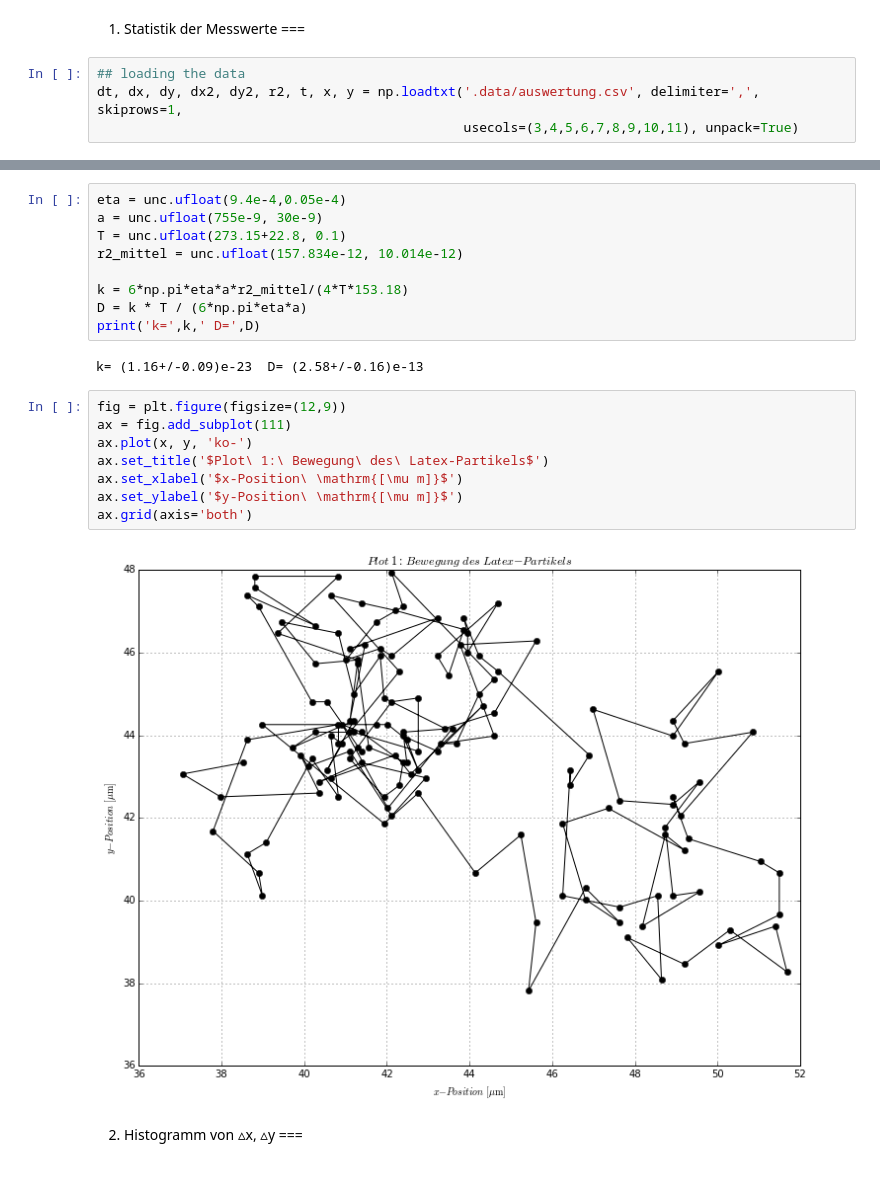
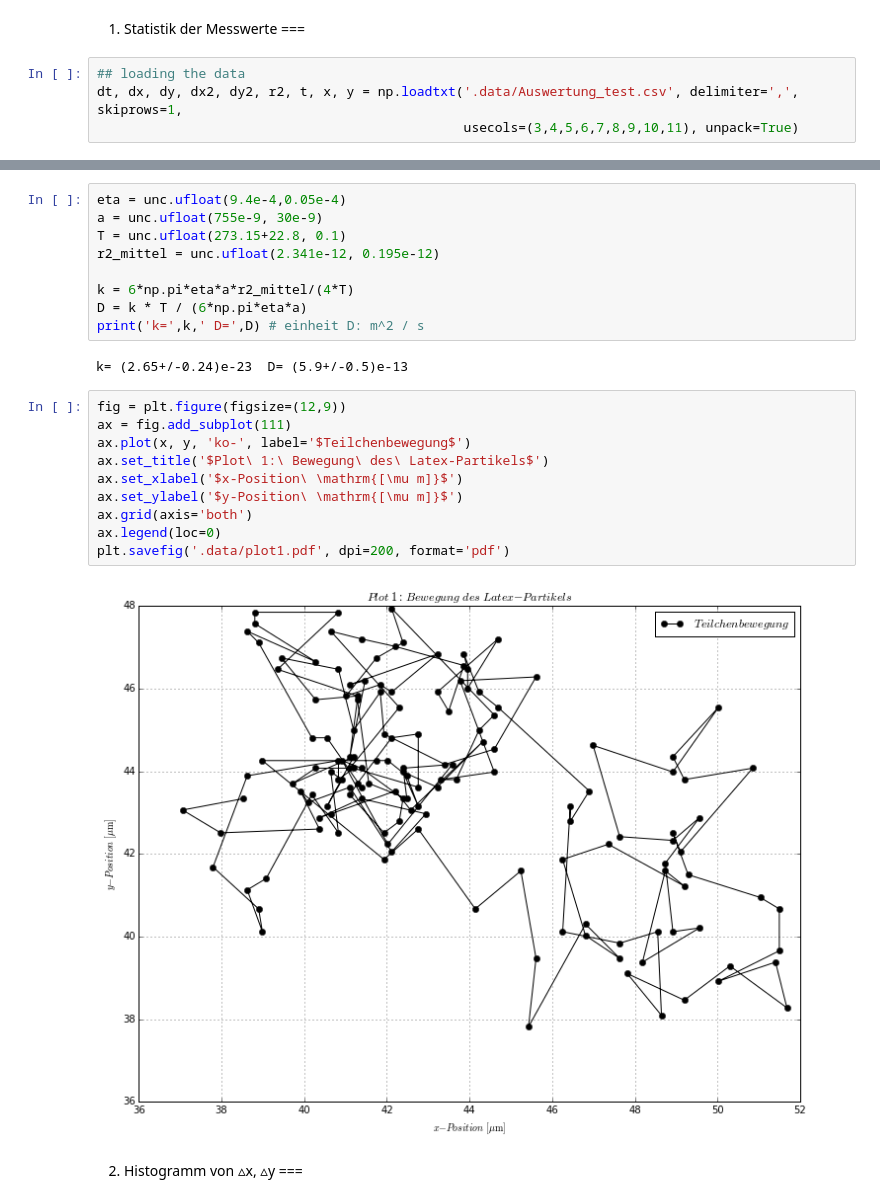
Before and after one commit to krauthex/AP2.1, a Jupyter notebook: v223/v223.ipynb, the cells around one changed output, grey strips where cells are left out. Cells and saved outputs as stored; diff of their text form.

```diff
--- a/v223/v223.ipynb
+++ b/v223/v223.ipynb
@@ -24,7 +23,7 @@ from scipy.stats import chi2
 ===
 # %%
 ## loading the data
-dt, dx, dy, dx2, dy2, r2, t, x, y = np.loadtxt('.data/auswertung.csv', delimiter=',', skiprows=1,
+dt, dx, dy, dx2, dy2, r2, t, x, y = np.loadtxt('.data/Auswertung_test.csv', delimiter=',', skiprows=1,
                                                usecols=(3,4,5,6,7,8,9,10,11), unpack=True)
 # %%
 print('vals', 'mittelwert', 'std', '\tstd/sqrt(N)', '\tMIN', 'MAX', sep='\t')
@@ -46,23 +45,25 @@ r2:     157.833566667   122.643156027   10.013771757            -173.4847
 eta = unc.ufloat(9.4e-4,0.05e-4)
 a = unc.ufloat(755e-9, 30e-9)
 T = unc.ufloat(273.15+22.8, 0.1)
-r2_mittel = unc.ufloat(157.834e-12, 10.014e-12)
+r2_mittel = unc.ufloat(2.341e-12, 0.195e-12)
 
-k = 6*np.pi*eta*a*r2_mittel/(4*T*153.18)
+k = 6*np.pi*eta*a*r2_mittel/(4*T)
 D = k * T / (6*np.pi*eta*a)
-print('k=',k,' D=',D)
+print('k=',k,' D=',D) # einheit D: m^2 / s
 # %% [output]
-k= (1.16+/-0.09)e-23  D= (2.58+/-0.16)e-13
+k= (2.65+/-0.24)e-23  D= (5.9+/-0.5)e-13
 # %%
 fig = plt.figure(figsize=(12,9))
 ax = fig.add_subplot(111)
-ax.plot(x, y, 'ko-')
+ax.plot(x, y, 'ko-', label='$Teilchenbewegung$')
 ax.set_title('$Plot\ 1:\ Bewegung\ des\ Latex-Partikels$')
 ax.set_xlabel('$x-Position\ \mathrm{[\mu m]}$')
 ax.set_ylabel('$y-Position\ \mathrm{[\mu m]}$')
 ax.grid(axis='both')
+ax.legend(loc=0)
+plt.savefig('.data/plot1.pdf', dpi=200, format='pdf')
 # %% [output]
-[figure, old version]
+[figure, new version]
 # %% [markdown]
 2) Histogramm von $\vartriangle$x, $\vartriangle$y
 ===
```
Also changed, not shown: parts of 6 cells of this notebook, 10 other files.
